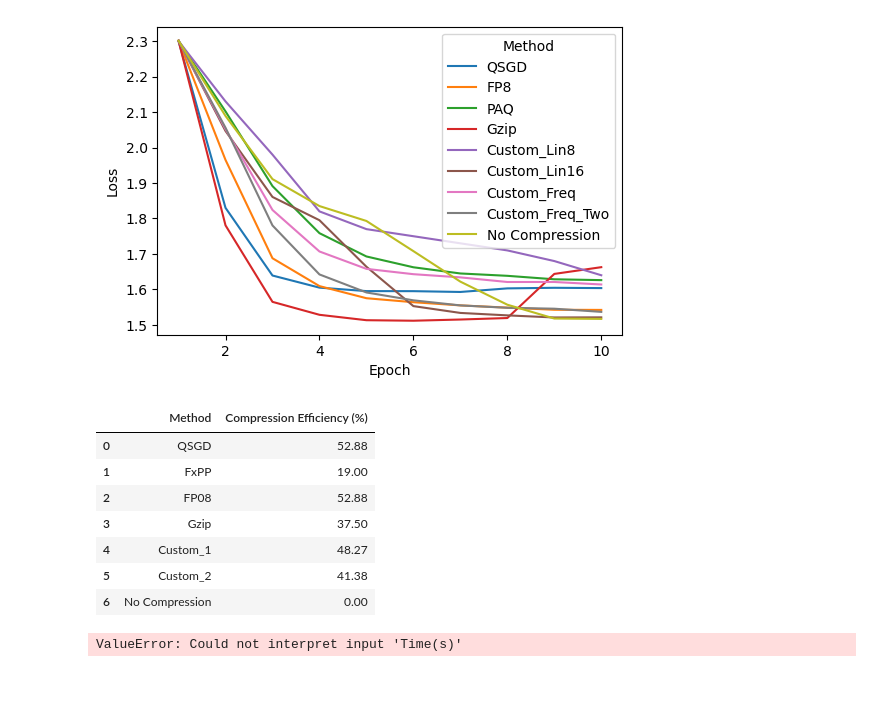
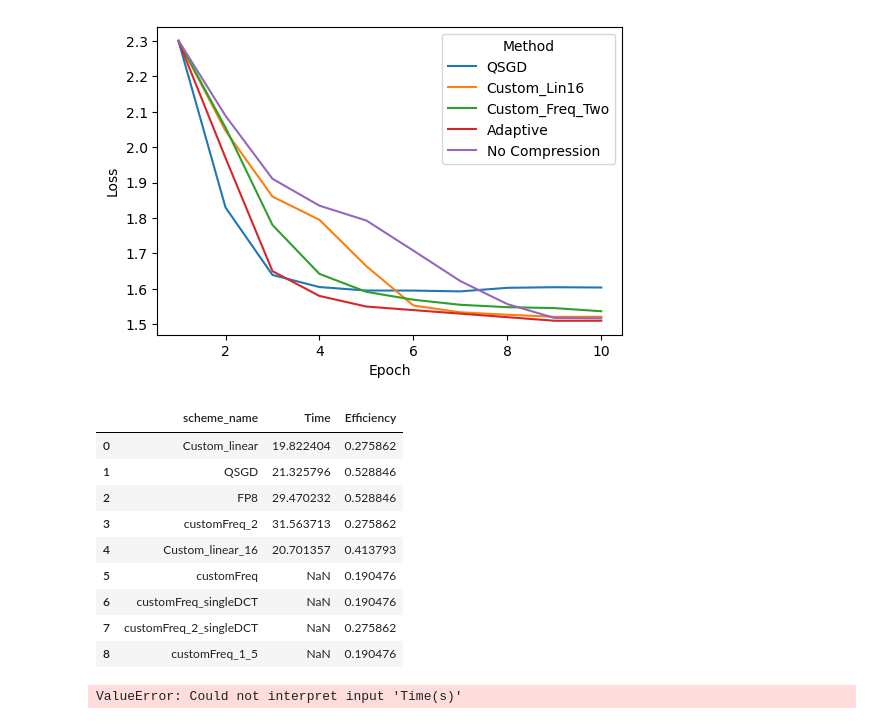
Before and after one commit to faiza-sfa/FedQuantization, a Jupyter notebook: result_plotting.ipynb, the cells around one changed output. Drawn from its saved outputs; the diff is of its cells as text; code cells hidden in the pictures; blank space fills up the shorter version.

```diff
--- a/result_plotting.ipynb
+++ b/result_plotting.ipynb
@@ -5,0 +29,5 @@ file_path_acc_loss = r"E:\MS_Thesis\Pre-defense-june\Results_for_update\Results_
+# %%
+methods_to_include = ['QSGD', "Custom_Lin16",
+       'Custom_Freq_Two', "Adaptive", 'No Compression' ]  # Add your desired method names here
+filtered_df = df[df['Method'].isin(methods_to_include)].reset_index(drop=True)
+print(filtered_df)
@@ -12,6 +58,6 @@ acc_plot = sns.lineplot(data=df, x='Epoch', y='Acc', hue='Method')
 # %%
 plt.figure(figsize=(6, 4))
-loss_plot = sns.lineplot(data=df, x='Epoch', y='Loss', hue='Method')
+loss_plot = sns.lineplot(data=filtered_df, x='Epoch', y='Loss', hue='Method')
 # %% [output]
-[figure, old version]
+[figure, new version]
 # %%
@@ -21,15 +67,17 @@ loss_plot.figure.savefig('E:\MS_Thesis\Pre-defense-june\Results_for_update\LossP
 # %%
-df = pd.read_excel(r'E:\MS_Thesis\mid-defense-april\Results\qunatization_compression_eff.xlsx')
+df = pd.read_csv(r'E:\MS_Thesis\Pre-defense-june\Results_for_update\scheme_TIME_EFF_sheet.csv')
 df
 # %% [output]
-|  | Method | Compression Efficiency (%) |
-| 0 | QSGD | 52.88 |
-| 1 | FxPP | 19.00 |
-| 2 | FP08 | 52.88 |
-| 3 | Gzip | 37.50 |
-| 4 | Custom_1 | 48.27 |
-| 5 | Custom_2 | 41.38 |
-| 6 | No Compression | 0.00 |
+|  | scheme_name | Time | Efficiency |
+| 0 | Custom_linear | 19.822404 | 0.275862 |
+| 1 | QSGD | 21.325796 | 0.528846 |
+| 2 | FP8 | 29.470232 | 0.528846 |
+| 3 | customFreq_2 | 31.563713 | 0.275862 |
+| 4 | Custom_linear_16 | 20.701357 | 0.413793 |
+| 5 | customFreq | NaN | 0.190476 |
+| 6 | customFreq_singleDCT | NaN | 0.190476 |
+| 7 | customFreq_2_singleDCT | NaN | 0.275862 |
+| 8 | customFreq_1_5 | NaN | 0.190476 |
 # %%
 plt.figure(figsize=(6, 4))
 # acc_plot = sns.lineplot(data=df, x='Epoch', y='Accuracy', hue='Method')
```
Also changed, not shown: parts of 8 cells of this notebook, 9 other files.
